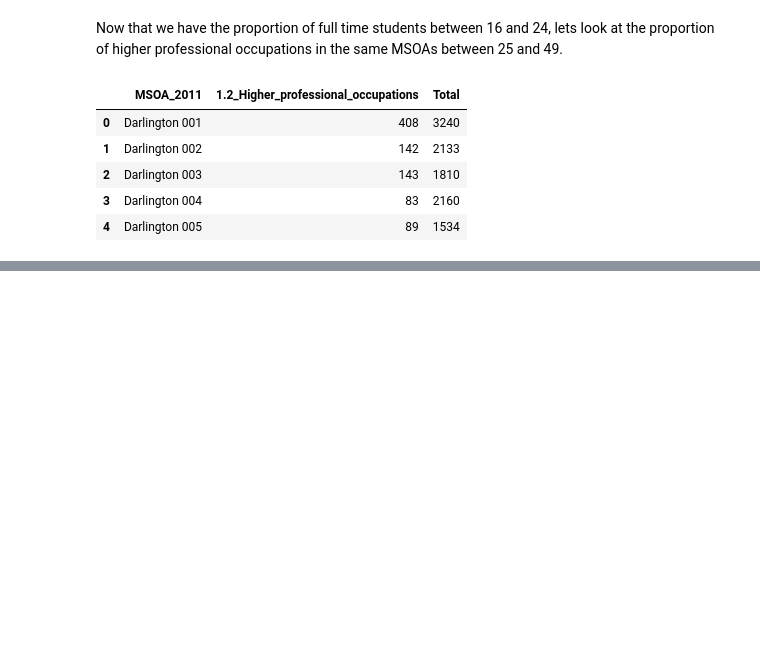
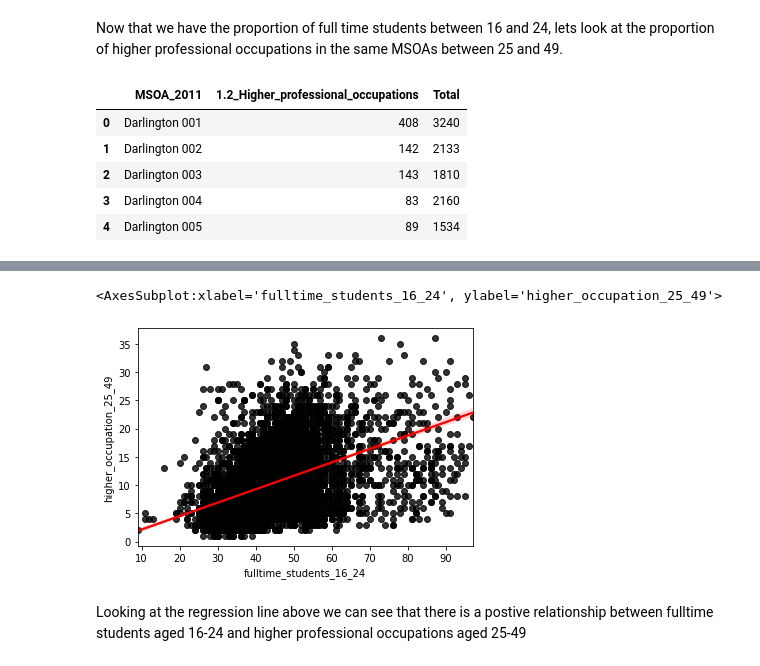
Before and after one commit to HamedPour/TM351_EMA, a Jupyter notebook: EMA_nootbook.ipynb, the cells around one changed output, grey strips where cells are left out. Drawn from its saved outputs; the diff is of its cells as text; code cells hidden in the pictures; blank space fills up the shorter version.

```diff
--- a/EMA_nootbook.ipynb
+++ b/EMA_nootbook.ipynb
@@ -258,0 +280,7 @@ proportions_df.head()
+# %%
+sns.regplot(proportions_df["fulltime_students_16_24"], proportions_df["higher_occupation_25_49"], scatter_kws={"color": "black"}, line_kws={"color": "red"})
+# %% [output]
+<AxesSubplot:xlabel='fulltime_students_16_24', ylabel='higher_occupation_25_49'>
+[figure, added]
+# %% [markdown]
+Looking at the regression line above we can see that there is a postive relationship between fulltime students aged 16-24 and higher professional occupations aged 25-49
```
Also changed, not shown: parts of 10 cells of this notebook, 1 other file.
